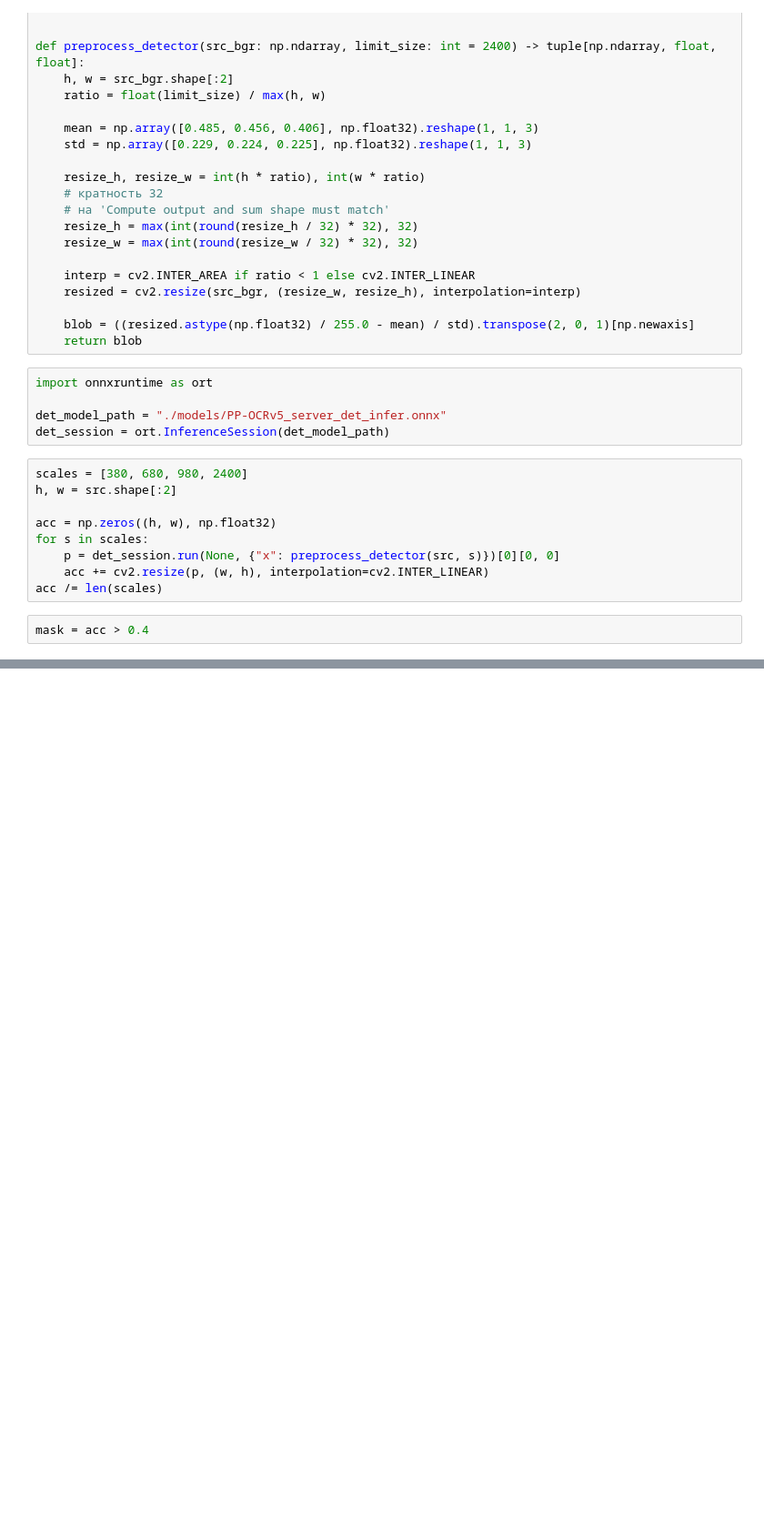
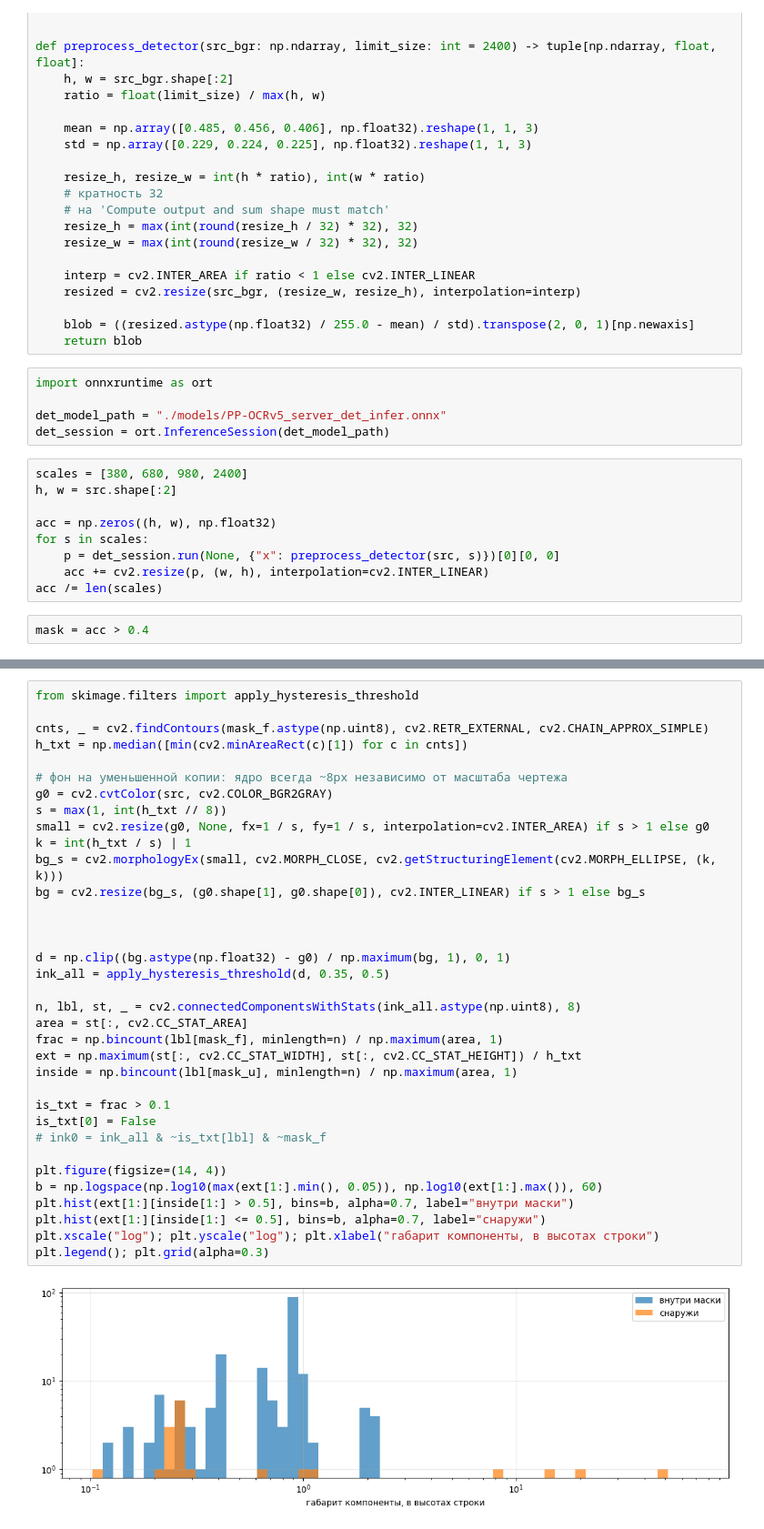
Before and after one commit to SergeyKrasnoslobodtsev/draftslice, a Jupyter notebook: notebooks/cleaner_text_exp.ipynb, the cells around one changed output, grey strips where cells are left out. Shown at 91% size. Saved outputs shown, nothing was run; the diff lists cells and outputs as text; blank space fills up the shorter version.

```diff
--- a/notebooks/cleaner_text_exp.ipynb
+++ b/notebooks/cleaner_text_exp.ipynb
@@ -180,0 +191,37 @@ print(f"штрих={stroke:.2f}  s_med по штриху={10 * stroke:.1f}  s_me
+# %%
+from skimage.filters import apply_hysteresis_threshold
+
+cnts, _ = cv2.findContours(mask_f.astype(np.uint8), cv2.RETR_EXTERNAL, cv2.CHAIN_APPROX_SIMPLE)
+h_txt = np.median([min(cv2.minAreaRect(c)[1]) for c in cnts])
+
+# фон на уменьшенной копии: ядро всегда ~8px независимо от масштаба чертежа
+g0 = cv2.cvtColor(src, cv2.COLOR_BGR2GRAY)
+s = max(1, int(h_txt // 8))
+small = cv2.resize(g0, None, fx=1 / s, fy=1 / s, interpolation=cv2.INTER_AREA) if s > 1 else g0
+k = int(h_txt / s) | 1
+bg_s = cv2.morphologyEx(small, cv2.MORPH_CLOSE, cv2.getStructuringElement(cv2.MORPH_ELLIPSE, (k, k)))
+bg = cv2.resize(bg_s, (g0.shape[1], g0.shape[0]), cv2.INTER_LINEAR) if s > 1 else bg_s
+
+
+
+d = np.clip((bg.astype(np.float32) - g0) / np.maximum(bg, 1), 0, 1)
+ink_all = apply_hysteresis_threshold(d, 0.35, 0.5)
+
+n, lbl, st, _ = cv2.connectedComponentsWithStats(ink_all.astype(np.uint8), 8)
+area = st[:, cv2.CC_STAT_AREA]
+frac = np.bincount(lbl[mask_f], minlength=n) / np.maximum(area, 1)
+ext = np.maximum(st[:, cv2.CC_STAT_WIDTH], st[:, cv2.CC_STAT_HEIGHT]) / h_txt
+inside = np.bincount(lbl[mask_u], minlength=n) / np.maximum(area, 1)
+
+is_txt = frac > 0.1
+is_txt[0] = False
+# ink0 = ink_all & ~is_txt[lbl] & ~mask_f
+
+plt.figure(figsize=(14, 4))
+b = np.logspace(np.log10(max(ext[1:].min(), 0.05)), np.log10(ext[1:].max()), 60)
+plt.hist(ext[1:][inside[1:] > 0.5], bins=b, alpha=0.7, label="внутри маски")
+plt.hist(ext[1:][inside[1:] <= 0.5], bins=b, alpha=0.7, label="снаружи")
+plt.xscale("log"); plt.yscale("log"); plt.xlabel("габарит компоненты, в высотах строки")
+plt.legend(); plt.grid(alpha=0.3)
+# %% [output]
+[figure, added]
```
Also changed, not shown: parts of 25 cells of this notebook, 2 other files.
